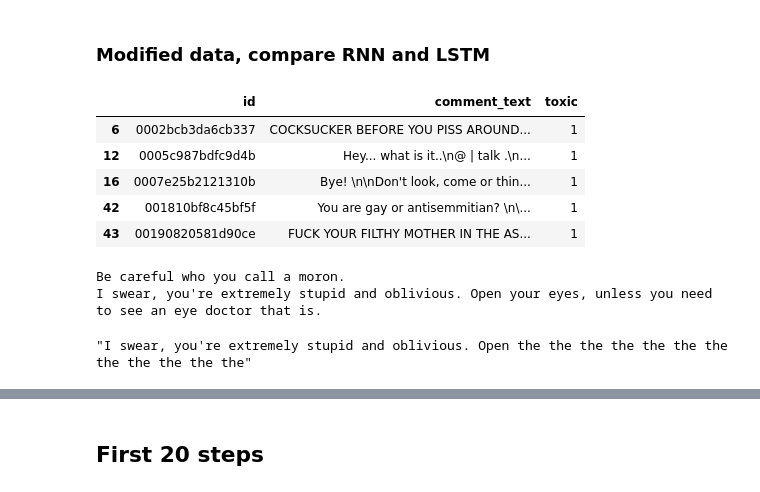
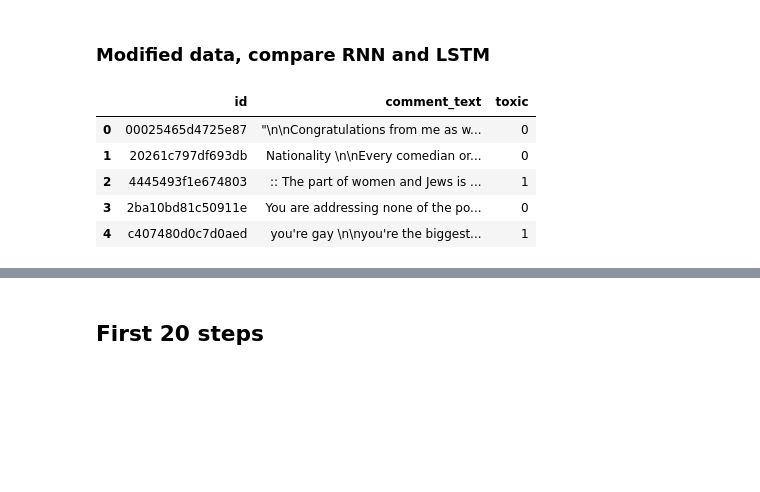
Before and after one commit to DagonArises/VGP-illustration, a Jupyter notebook: VGP_4_LSTMgrads_copy.ipynb, the cells around one changed output, grey strips where cells are left out. Cells and saved outputs as stored; diff of their text form; code cells hidden in the pictures; blank space fills up the shorter version.

```diff
--- a/VGP_4_LSTMgrads_copy.ipynb
+++ b/VGP_4_LSTMgrads_copy.ipynb
@@ -357,24 +45,27 @@ plt.savefig('/Users/necromancerchenmy/Desktop/honours_thesis/thesis/thesis_propo
 # %%
 train= pd.read_csv('/Users/necromancerchenmy/Desktop/honours_thesis/thesis/thesis_proposal/NLP tutorial/Toxic comment data/jigsaw-toxic-comment-train.csv')
 train.drop(['severe_toxic','obscene','threat','insult','identity_hate'],axis=1,inplace=True)
 
 sentences_t= train[train['toxic']== 1]
 sentences_nt= train[train['toxic']== 0]
 # Take almost all the toxic sentences
 sentences_t= sentences_t[:20000]
 sentences_nt= sentences_nt[:20000]
 sentences_half= pd.concat([sentences_t, sentences_nt])
+
+# Shuffle the half-half data:
+sentences_half = sentences_half.sample(frac=1).reset_index(drop=True)
 sentences_half.head()
 # %% [output]
 |  | id | comment_text | toxic |
-| 6 | 0002bcb3da6cb337 | COCKSUCKER BEFORE YOU PISS AROUND... | 1 |
-| 12 | 0005c987bdfc9d4b | Hey... what is it..\n@ | talk .\n... | 1 |
-| 16 | 0007e25b2121310b | Bye! \n\nDon't look, come or thin... | 1 |
-| 42 | 001810bf8c45bf5f | You are gay or antisemmitian? \n\... | 1 |
-| 43 | 00190820581d90ce | FUCK YOUR FILTHY MOTHER IN THE AS... | 1 |
+| 0 | 00025465d4725e87 | "\n\nCongratulations from me as w... | 0 |
+| 1 | 20261c797df693db | Nationality \n\nEvery comedian or... | 0 |
+| 2 | 4445493f1e674803 | :: The part of women and Jews is ... | 1 |
+| 3 | 2ba10bd81c50911e | You are addressing none of the po... | 0 |
+| 4 | c407480d0c7d0aed | you're gay \n\nyou're the biggest... | 1 |
 # %%
-# Replace last 60% of each sentence with irrelevant words:
-idx= 0.6
+# Replace last 30% of each sentence with irrelevant words:
+idx= 0.3
 sentences_mod= sentences_half.copy()
 for i in range(len(sentences_mod)):
     sentence= sentences_mod['comment_text'].iloc[i]
@@ -383,13 +74,3 @@ for i in range(len(sentences_mod)):
     n_rep= int(np.floor(sent_length* idx))
     split_sent[-n_rep:]= ['the']*n_rep
     sentences_mod['comment_text'].iloc[i]= ' '.join(word for word in split_sent)
-
-print(sentences_half['comment_text'].iloc[41])
-sentences_mod['comment_text'].iloc[41]
-
-print(sentences_half['comment_text'].iloc[415])
-sentences_mod['comment_text'].iloc[415]
-# %% [output]
-Be careful who you call a moron.
-I swear, you're extremely stupid and oblivious. Open your eyes, unless you need to see an eye doctor that is.
-"I swear, you're extremely stupid and oblivious. Open the the the the the the the the the the the the"
```
Also changed, not shown: parts of 28 cells of this notebook.
